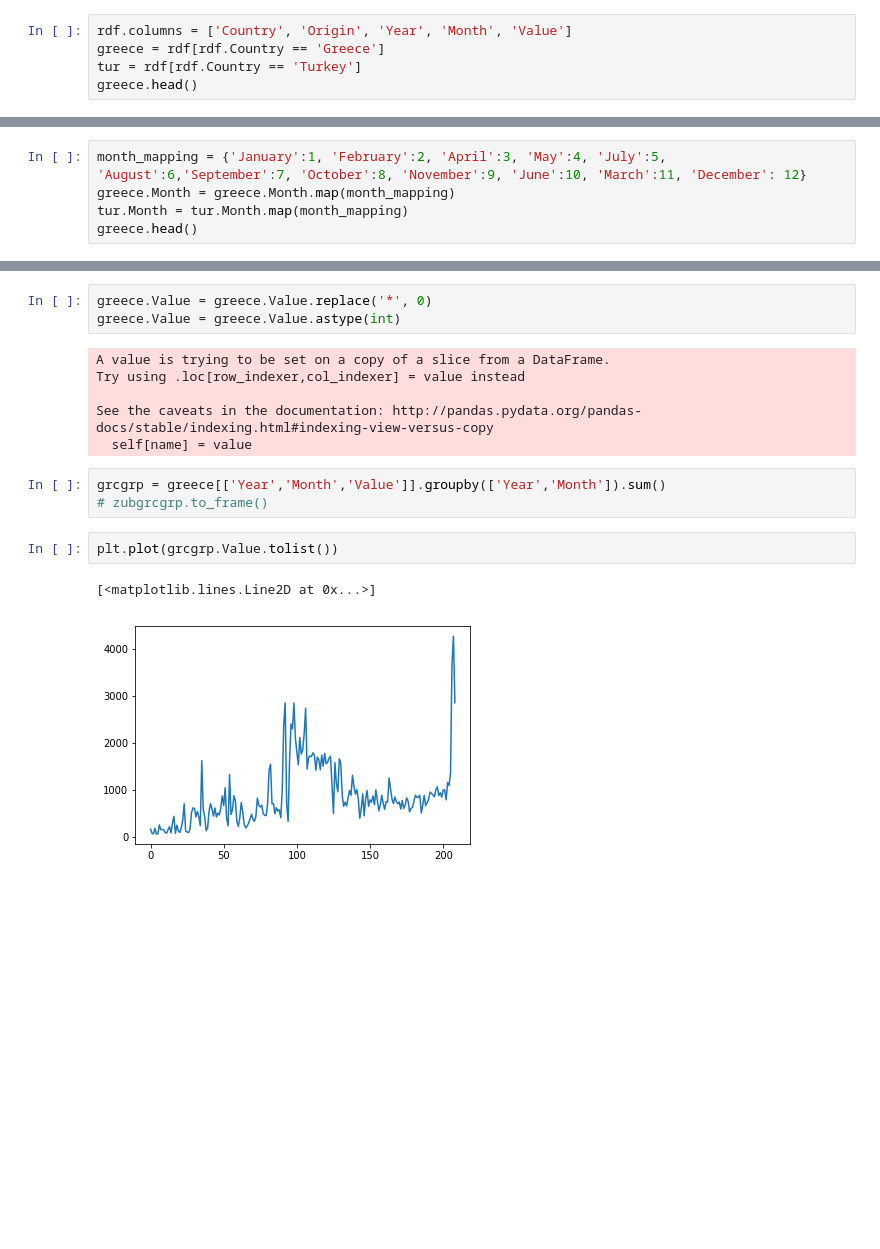
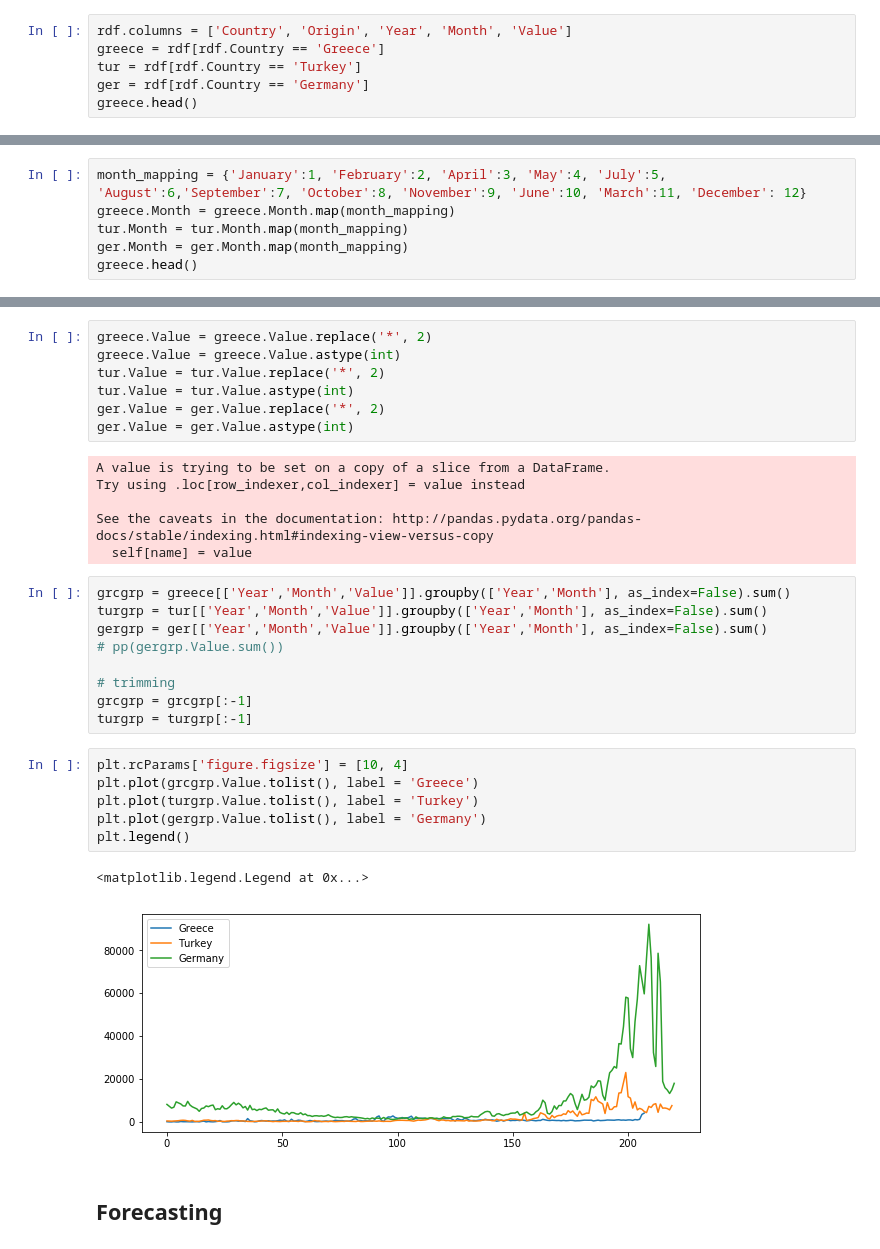
Before and after one commit to RaviShivam/BootlegForPeace, a Jupyter notebook: hfg_eda.ipynb, the cells around one changed output, grey strips where cells are left out. Drawn from its saved outputs; the diff is of its cells as text; blank space fills up the shorter version.

Commit message:
Basic forecasting

```diff
--- a/hfg_eda.ipynb
+++ b/hfg_eda.ipynb
@@ -76,6 +74,7 @@ memory usage: 12.7+ MB
 rdf.columns = ['Country', 'Origin', 'Year', 'Month', 'Value']
 greece = rdf[rdf.Country == 'Greece']
 tur = rdf[rdf.Country == 'Turkey']
+ger = rdf[rdf.Country == 'Germany']
 greece.head()
 # %% [output]
 |  | Country | Origin | Year | Month | Value |
@@ -88,6 +87,7 @@ greece.head()
 month_mapping = {'January':1, 'February':2, 'April':3, 'May':4, 'July':5, 'August':6,'September':7, 'October':8, 'November':9, 'June':10, 'March':11, 'December': 12}
 greece.Month = greece.Month.map(month_mapping)
 tur.Month = tur.Month.map(month_mapping)
+ger.Month = ger.Month.map(month_mapping)
 greece.head()
 # %% [output]
 A value is trying to be set on a copy of a slice from a DataFrame.
@@ -124,17 +113,33 @@ IndexError: tuple index out of range
 # %%
-greece.Value = greece.Value.replace('*', 0)
+greece.Value = greece.Value.replace('*', 2)
 greece.Value = greece.Value.astype(int)
+tur.Value = tur.Value.replace('*', 2)
+tur.Value = tur.Value.astype(int)
+ger.Value = ger.Value.replace('*', 2)
+ger.Value = ger.Value.astype(int)
 # %% [output]
 A value is trying to be set on a copy of a slice from a DataFrame.
 Try using .loc[row_indexer,col_indexer] = value instead
 
 See the caveats in the documentation: http://pandas.pydata.org/pandas-docs/stable/indexing.html#indexing-view-versus-copy
   self[name] = value
-# %%
-grcgrp = greece[['Year','Month','Value']].groupby(['Year','Month']).sum()
-# zubgrcgrp.to_frame()
-# %%
-plt.plot(grcgrp.Value.tolist())
-# %% [output]
-[<matplotlib.lines.Line2D at 0x...>]
-[figure, removed]
+# %%
+grcgrp = greece[['Year','Month','Value']].groupby(['Year','Month'], as_index=False).sum()
+turgrp = tur[['Year','Month','Value']].groupby(['Year','Month'], as_index=False).sum()
+gergrp = ger[['Year','Month','Value']].groupby(['Year','Month'], as_index=False).sum()
+# pp(gergrp.Value.sum())
+
+# trimming
+grcgrp = grcgrp[:-1]
+turgrp = turgrp[:-1]
+# %%
+plt.rcParams['figure.figsize'] = [10, 4]
+plt.plot(grcgrp.Value.tolist(), label = 'Greece')
+plt.plot(turgrp.Value.tolist(), label = 'Turkey')
+plt.plot(gergrp.Value.tolist(), label = 'Germany')
+plt.legend()
+# %% [output]
+<matplotlib.legend.Legend at 0x...>
+[figure, added]
+# %% [markdown]
+## Forecasting
```
Also changed, not shown: parts of 17 cells of this notebook.
